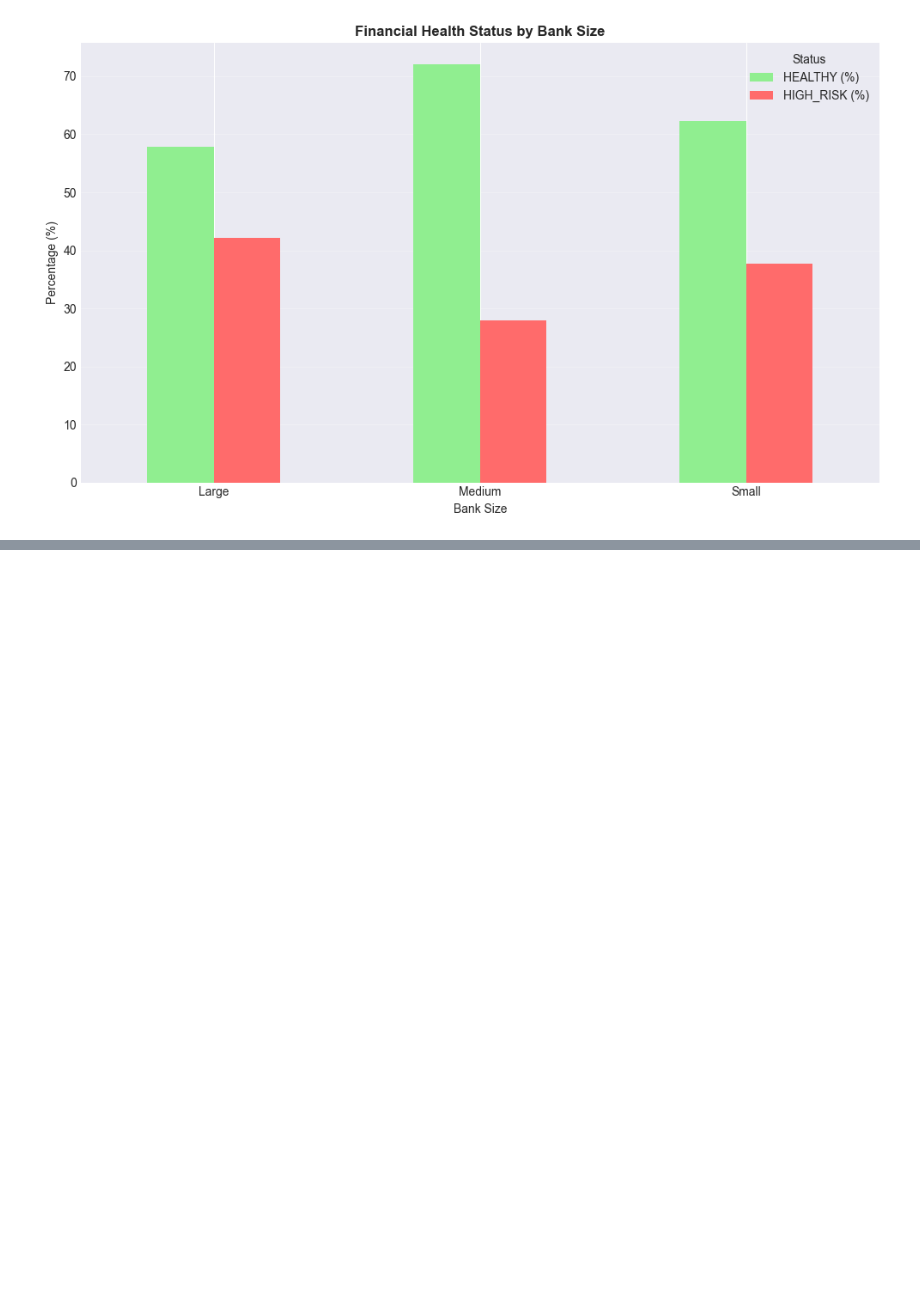
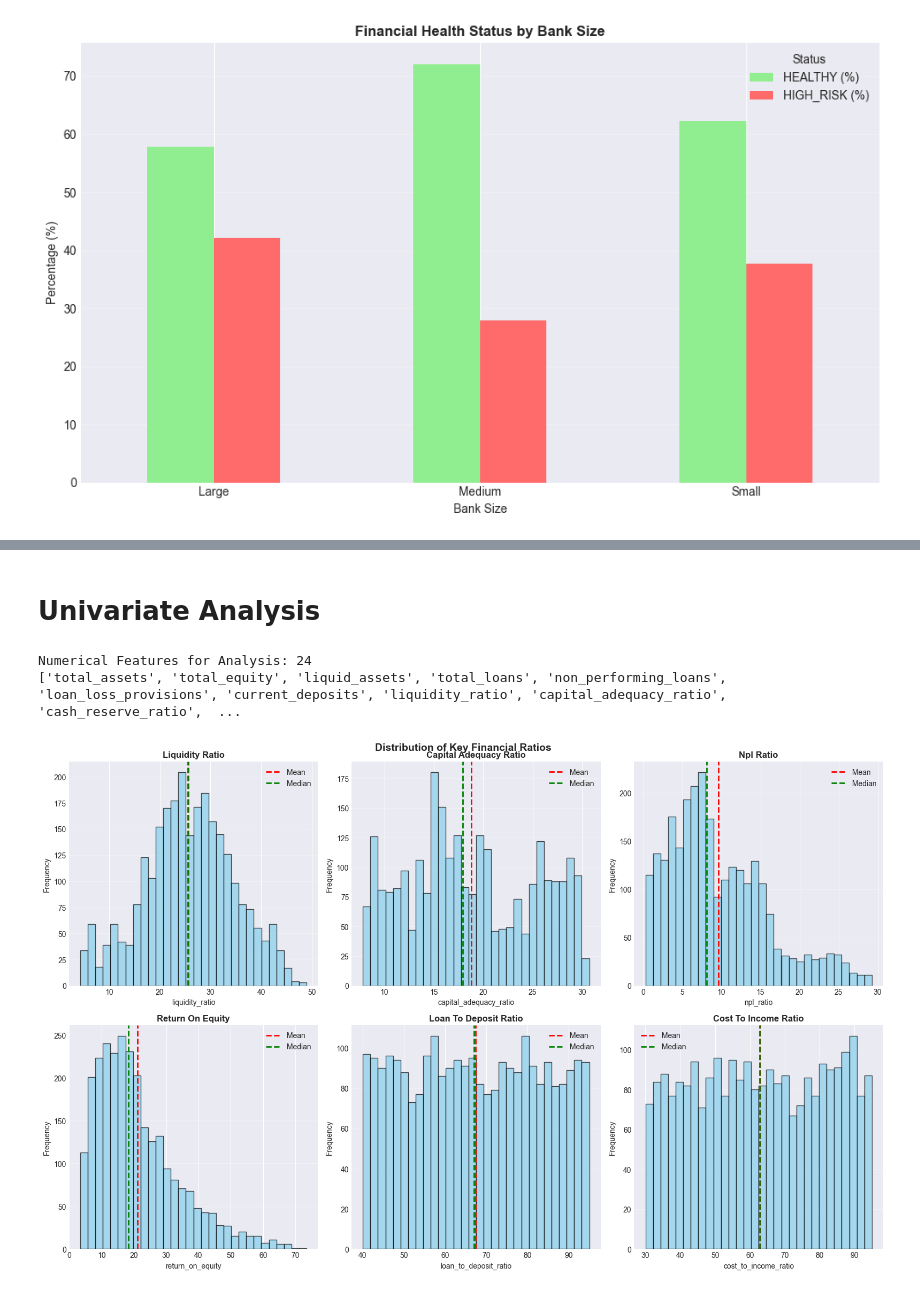
Before and after one commit to addetsi/Bank-Financial-Health-Analysis, a Jupyter notebook: 02_eda_analysis.ipynb, the cells around one changed output, grey strips where cells are left out. Cells and saved outputs as stored; diff of their text form; code cells hidden in the pictures; blank space fills up the shorter version.

Commit message:
completed numerical feature analysis

```diff
--- a/02_eda_analysis.ipynb
+++ b/02_eda_analysis.ipynb
@@ -270,0 +288,41 @@ plt.show()
+# %% [markdown]
+# Univariate Analysis
+# %%
+#identify numerical columns
+exclude_cols = ['bank_id', 'bank_name', 'region', 'bank_size', 'lending_style',
+                'quarter', 'date', 'financial_health_status', 'risk_reasons',
+                'established_year', 'quarter_num', 'year']
+
+numerical_cols = [col for col in df.columns if col not in exclude_cols]
+
+print(f"Numerical Features for Analysis: {len(numerical_cols)}")
+print(numerical_cols)
+# %% [output]
+Numerical Features for Analysis: 24
+['total_assets', 'total_equity', 'liquid_assets', 'total_loans', 'non_performing_loans', 'loan_loss_provisions', 'current_deposits', 'liquidity_ratio', 'capital_adequacy_ratio', 'cash_reserve_ratio',  ...
+# %%
+#Distribution plots for key financial ratios
+key_ratios = ['liquidity_ratio', 'capital_adequacy_ratio', 'npl_ratio',
+              'return_on_equity', 'loan_to_deposit_ratio', 'cost_to_income_ratio']
+
+fig, axes = plt.subplots(2, 3, figsize=(16, 10))
+axes = axes.flatten()
+
+
+for idx, col in enumerate(key_ratios):
+    if col in df.columns:
+        axes[idx].hist(df[col].dropna(), bins=30, alpha=0.7, color='skyblue', edgecolor='black')
+        axes[idx].axvline(df[col].mean(), color='red', linestyle='--', linewidth=2, label='Mean')
+        axes[idx].axvline(df[col].median(), color='green', linestyle='--', linewidth=2, label='Median')
+        axes[idx].set_title(f'{col.replace("_", " ").title()}', fontweight='bold')
+        axes[idx].set_xlabel(col)
+        axes[idx].set_ylabel('Frequency')
+        axes[idx].legend()
+        axes[idx].grid(axis='y', alpha=0.3)
+
+
+plt.tight_layout()
+plt.suptitle('Distribution of Key Financial Ratios', fontsize=14, fontweight='bold', y=1.00)
+plt.show()
+# %% [output]
+[figure, added]
```
Also changed, not shown: parts of 4 cells of this notebook.
